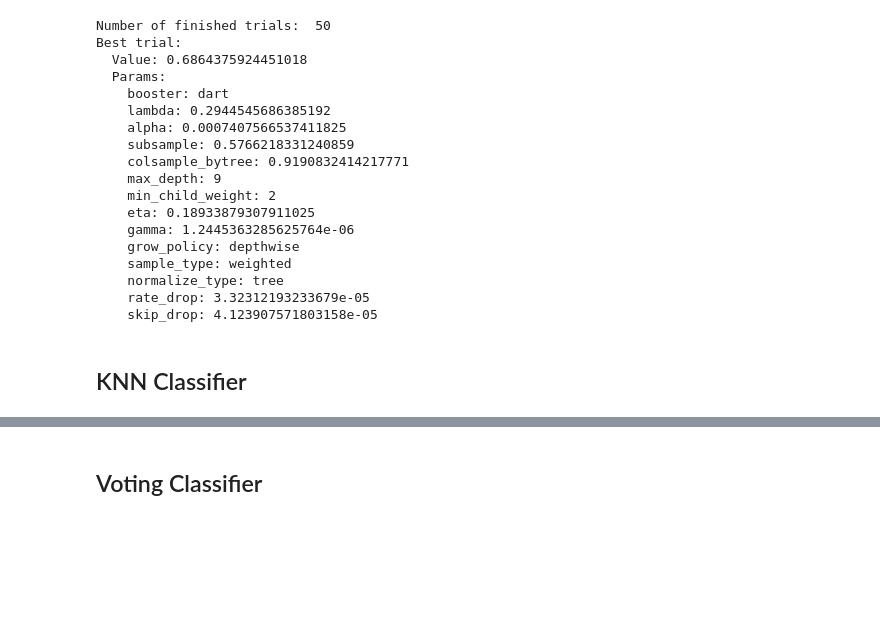
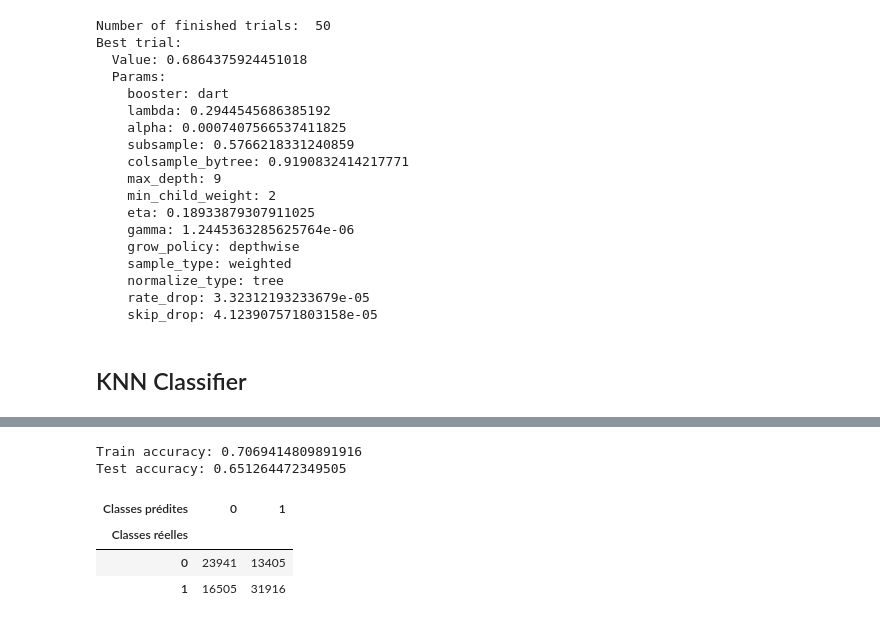
Before and after one commit to DataScientest-Studio/fev24_cds_nba1, a Jupyter notebook: notebooks/6.0-sarah-modelisation-simple.ipynb, the cells around one changed output, grey strips where cells are left out. Saved outputs shown, nothing was run; the diff lists cells and outputs as text; code cells hidden in the pictures; blank space fills up the shorter version.

```diff
--- a/notebooks/6.0-sarah-modelisation-simple.ipynb
+++ b/notebooks/6.0-sarah-modelisation-simple.ipynb
@@ -398,2 +360,0 @@ Best trial:
-# %% [markdown]
-## Voting Classifier
@@ -423,0 +361,17 @@ print(grid.best_params_)
+# %%
+from sklearn.neighbors import KNeighborsClassifier
+
+clf = KNeighborsClassifier(n_neighbors=10)
+clf.fit(X_train_scaled, y_train)
+
+y_pred = clf.predict(X_test_scaled)
+print('Train accuracy:', clf.score(X_train_scaled, y_train))
+print('Test accuracy:', clf.score(X_test_scaled, y_test))
+pd.crosstab(y_test, y_pred, rownames=["Classes réelles"], colnames=["Classes prédites"])
+# %% [output]
+Train accuracy: 0.7069414809891916
+Test accuracy: 0.651264472349505
+| Classes prédites | 0 | 1 |
+| Classes réelles |  |  |
+| 0 | 23941 | 13405 |
+| 1 | 16505 | 31916 |
```
Also changed, not shown: parts of 18 cells of this notebook, 10 other files.
